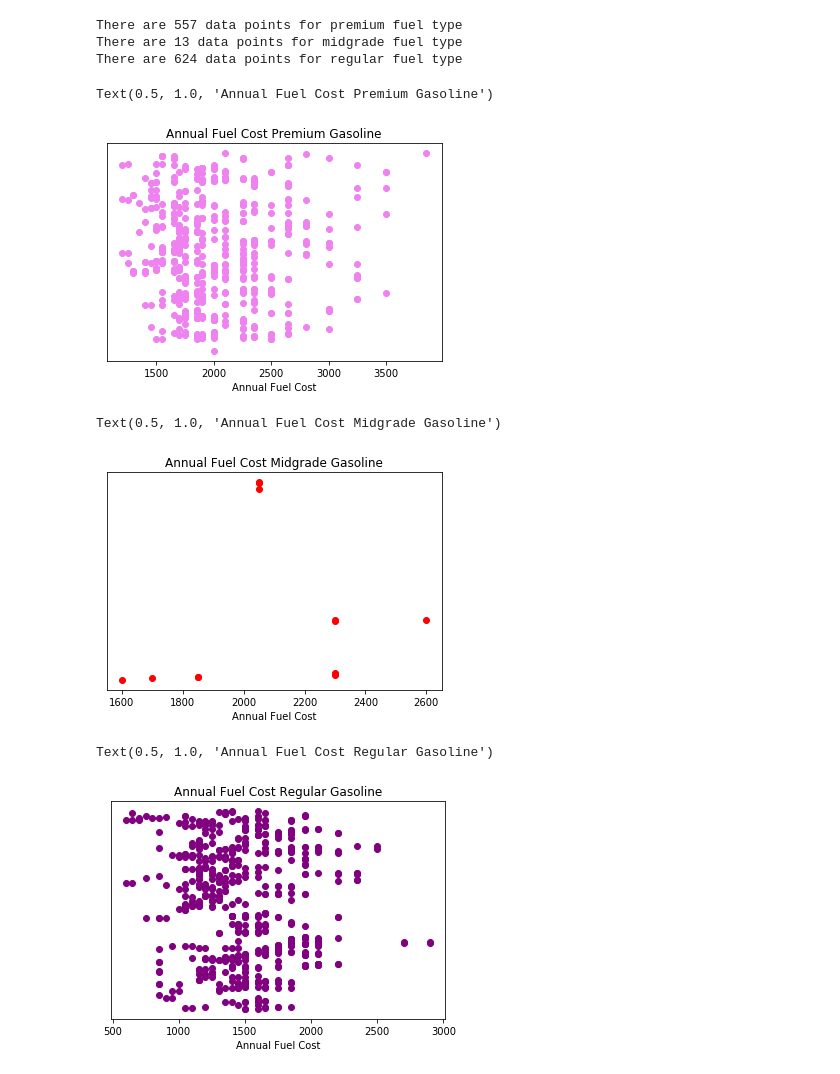
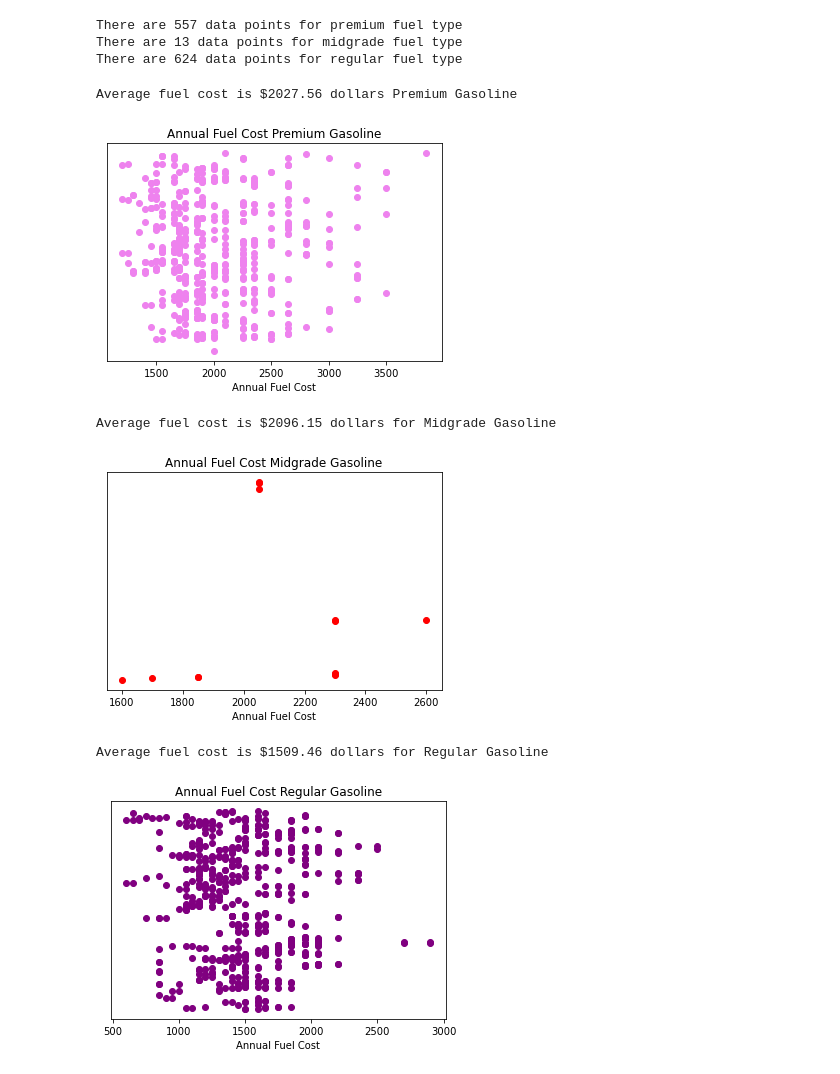
Before and after one commit to geraldwattsthethird/Fuel-Cost-Analysis, a Jupyter notebook: Fuel_Cost.ipynb, the cells around one changed output. Saved outputs shown, nothing was run; the diff lists cells and outputs as text; code cells hidden in the pictures.

```diff
--- a/Fuel_Cost.ipynb
+++ b/Fuel_Cost.ipynb
@@ -534,27 +544,33 @@ ax.axes.yaxis.set_visible(False)
 # Labels
 plt.xlabel("Annual Fuel Cost")
 plt.title("Annual Fuel Cost Premium Gasoline")
+
+av_premium = premium['Annual Fuel Cost (FT1)'].mean()
+print(f'Average fuel cost is ${round(av_premium, 2)} dollars Premium Gasoline')
 # %% [output]
-Text(0.5, 1.0, 'Annual Fuel Cost Premium Gasoline')
+Average fuel cost is $2027.56 dollars Premium Gasoline
 [figure]
 # %%
 # Midgrade fuel type
 
 mid_fuel_cost = midgrade['Annual Fuel Cost (FT1)']
 mid_id = midgrade['Vehicle ID']
 
 plt.scatter(mid_fuel_cost, mid_id, color='red')
 
 # Make y axis disappear #magic
 ax = plt.gca()
 ax.axes.yaxis.set_visible(False)
 
 # Labels
 plt.xlabel("Annual Fuel Cost")
 plt.title("Annual Fuel Cost Midgrade Gasoline")
+
+av_midgrade = midgrade['Annual Fuel Cost (FT1)'].mean()
+print(f'Average fuel cost is ${round(av_midgrade, 2)} dollars for Midgrade Gasoline')
 # %% [output]
-Text(0.5, 1.0, 'Annual Fuel Cost Midgrade Gasoline')
+Average fuel cost is $2096.15 dollars for Midgrade Gasoline
-[figure, old version]
+[figure, new version]
 # %%
 # Regular fuel type
 
@@ -570,8 +586,11 @@ ax.axes.yaxis.set_visible(False)
 # Labels
 plt.xlabel("Annual Fuel Cost")
 plt.title("Annual Fuel Cost Regular Gasoline")
+
+av_regular = regular['Annual Fuel Cost (FT1)'].mean()
+print(f'Average fuel cost is ${round(av_regular, 2)} dollars for Regular Gasoline')
 # %% [output]
-Text(0.5, 1.0, 'Annual Fuel Cost Regular Gasoline')
+Average fuel cost is $1509.46 dollars for Regular Gasoline
 [figure]
 # %%
 #Compare fuel types
```
Also changed, not shown: parts of 21 cells of this notebook, 1 other file.
